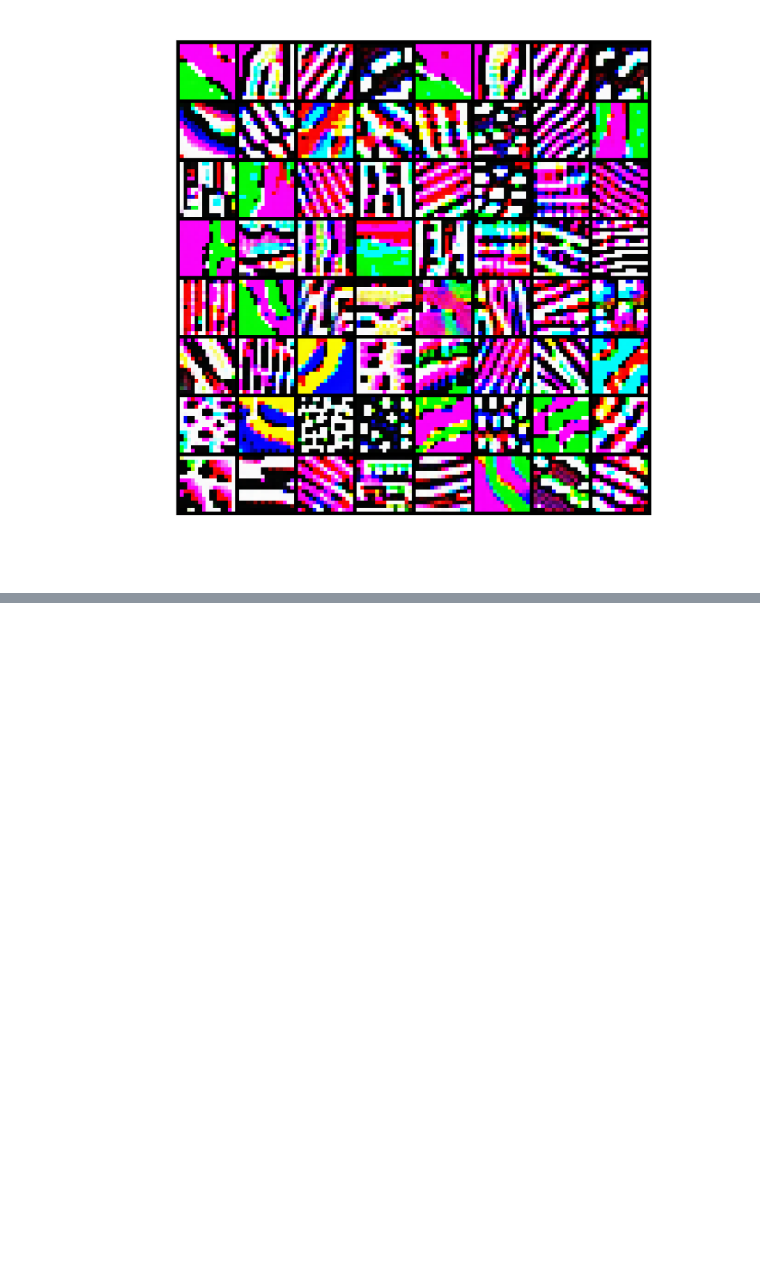
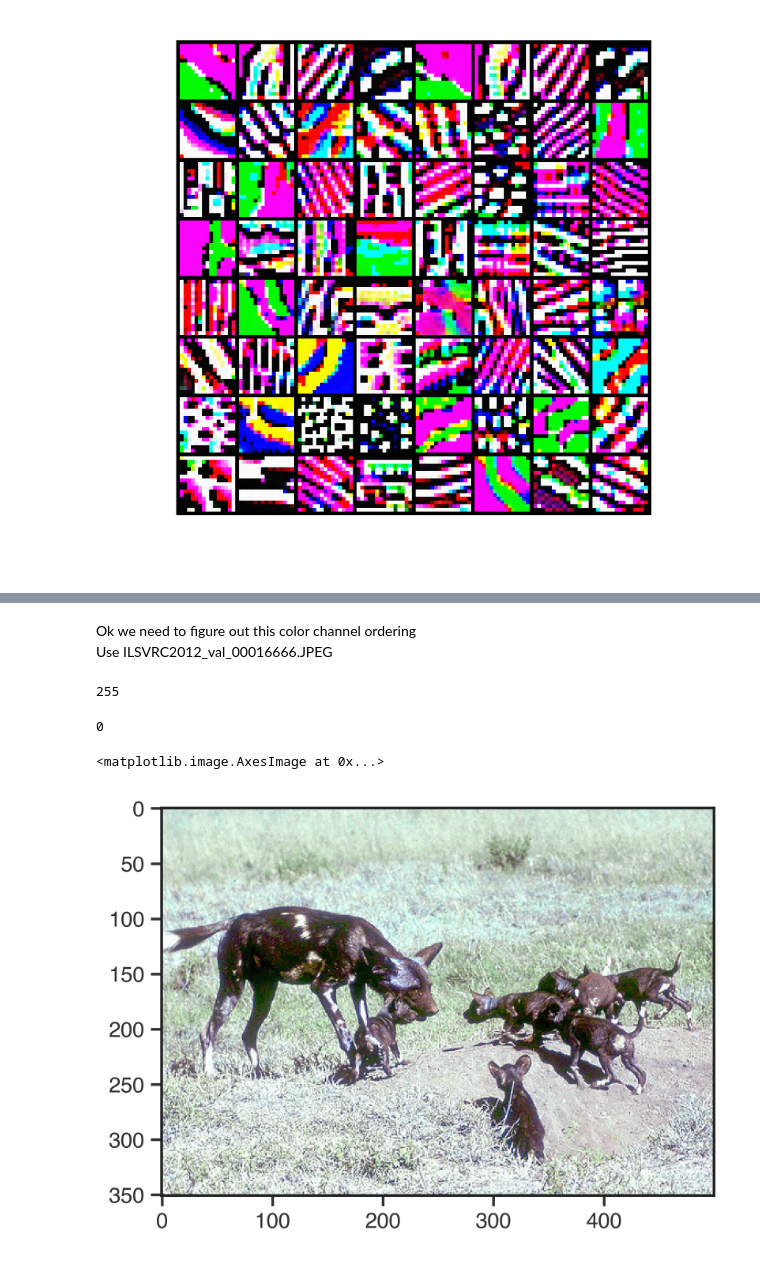
Before and after one commit to lmcintosh/ipython-notebooks, a Jupyter notebook: tutorials/Tutorials - Image Gradients for VGG-16.ipynb, the cells around one changed output, grey strips where cells are left out. Saved outputs shown, nothing was run; the diff lists cells and outputs as text; code cells hidden in the pictures; blank space fills up the shorter version.

```diff
--- a/tutorials/Tutorials - Image Gradients for VGG-16.ipynb
+++ b/tutorials/Tutorials - Image Gradients for VGG-16.ipynb
@@ -451,0 +549,3 @@ for i in tqdm(range(64)):
+# %% [markdown]
+Ok we need to figure out this color channel ordering
+Use ILSVRC2012_val_00016666.JPEG
@@ -451,0 +554,15 @@ for i in tqdm(range(64)):
+# %%
+tmp = Image.open(os.path.expanduser('~/data/imagenet-data/raw-data/validation/ILSVRC2012_val_00016666.JPEG'), 'r')
+# %%
+np.max(np.array(tmp))
+# %% [output]
+255
+# %%
+np.min(np.array(tmp))
+# %% [output]
+0
+# %%
+plt.imshow(np.array(tmp)[:,:,::-1])
+# %% [output]
+<matplotlib.image.AxesImage at 0x...>
+[figure, added]
```
Also changed, not shown: parts of 63 cells of this notebook.
